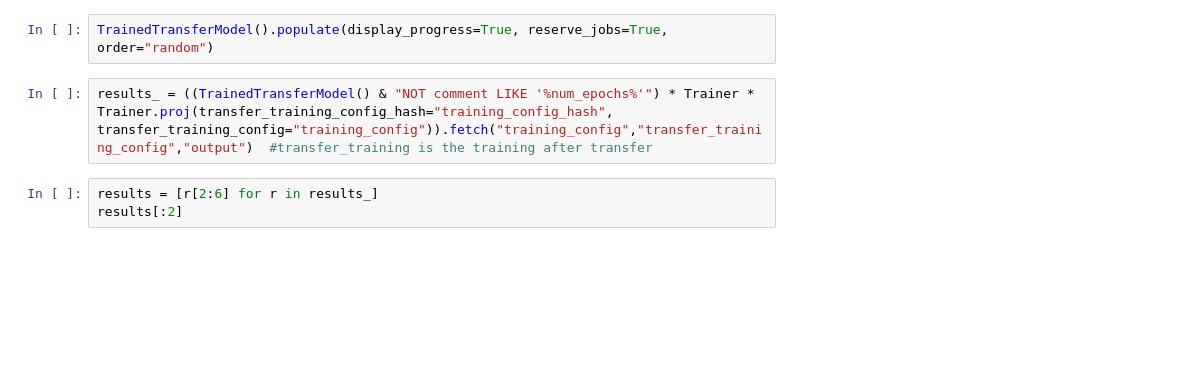
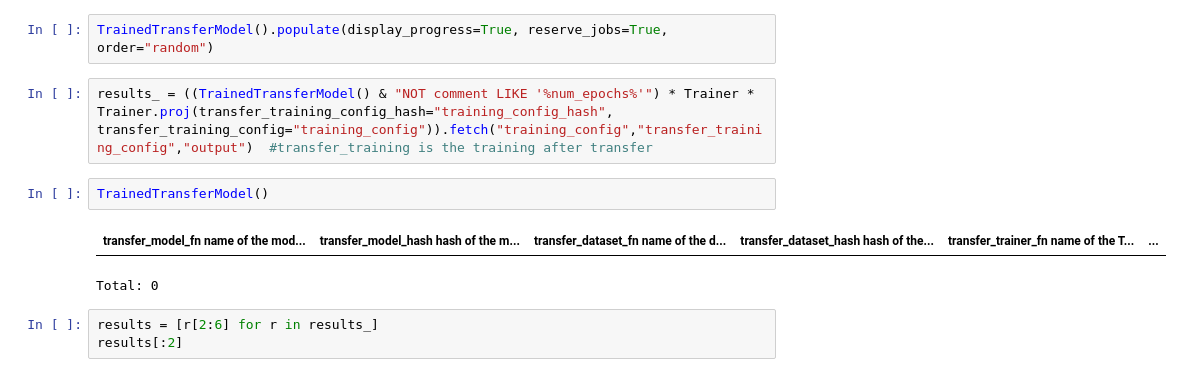
Before and after one commit to sinzlab/neural_cotraining, a Jupyter notebook: notebooks/main.ipynb, the cells around one changed output. Cells and saved outputs as stored; diff of their text form; blank space fills up the shorter version.

```diff
--- a/notebooks/main.ipynb
+++ b/notebooks/main.ipynb
@@ -108,6 +111,11 @@ TrainedModel().fetch(as_dict=True)[0]
 TrainedTransferModel().populate(display_progress=True, reserve_jobs=True, order="random")
 # %%
 results_ = ((TrainedTransferModel() & "NOT comment LIKE '%num_epochs%'") * Trainer * Trainer.proj(transfer_training_config_hash="training_config_hash", transfer_training_config="training_config")).fetch("training_config","transfer_training_config","output")  #transfer_training is the training after transfer
+# %%
+TrainedTransferModel()
+# %% [output]
+| transfer_model_fn name of the mod... | transfer_model_hash hash of the m... | transfer_dataset_fn name of the d... | transfer_dataset_hash hash of the... | transfer_trainer_fn name of the T... | ... |
+Total: 0
 # %%
 results = [r[2:6] for r in results_]
 results[:2]
```
Also changed, not shown: parts of 26 cells of this notebook, 5 other files.
